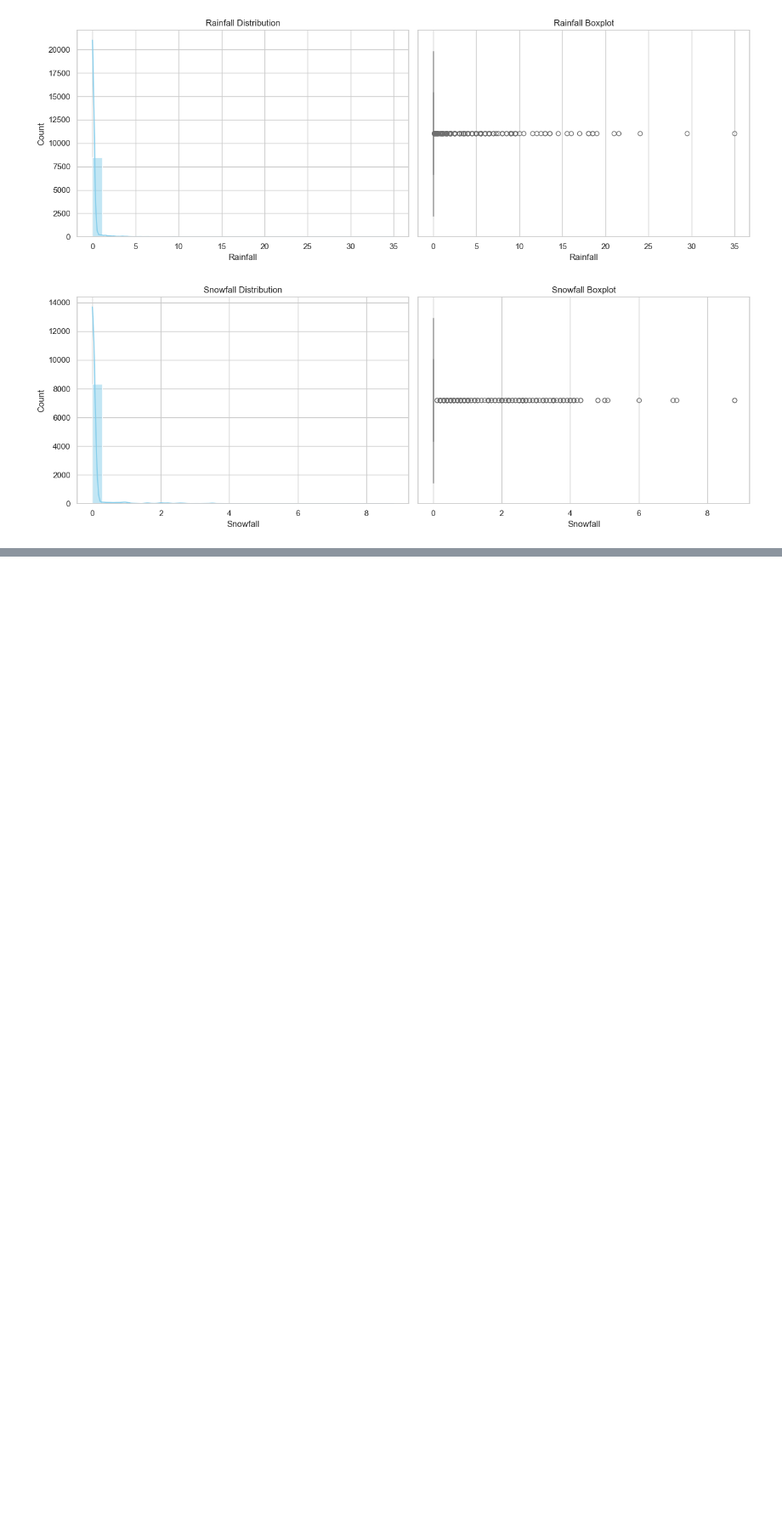
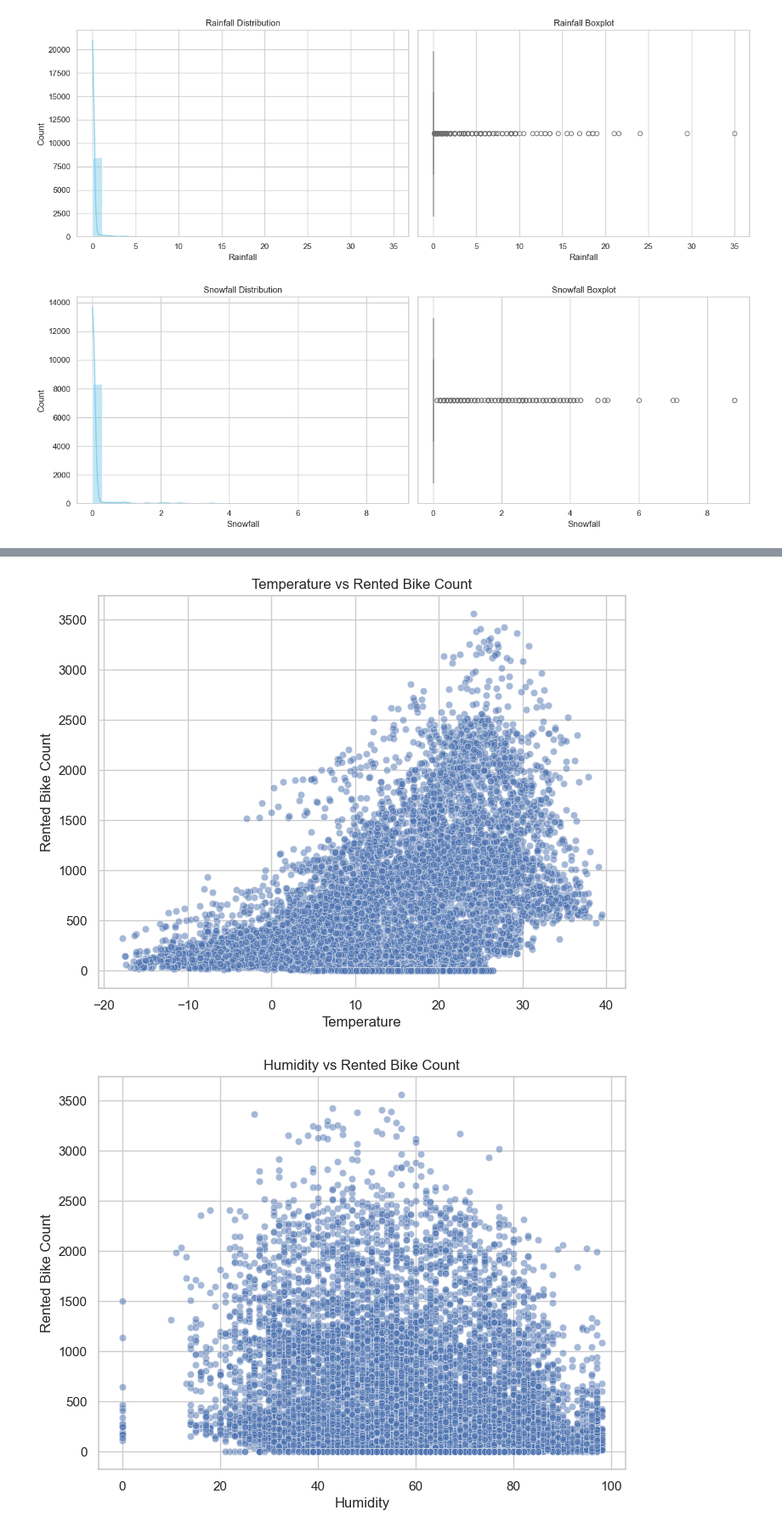
Before and after one commit to BarraHarrison/Seoul-Bike-Sharing, a Jupyter notebook: main.ipynb, the cells around one changed output, grey strips where cells are left out. Shown at 85% size. Drawn from its saved outputs; the diff is of its cells as text; code cells hidden in the pictures; blank space fills up the shorter version.

Commit message:
Bivariate analysis is looking at how different features in the dataset effect the amounted of rented bikes

```diff
--- a/main.ipynb
+++ b/main.ipynb
@@ -123,0 +127,52 @@ for feature in num_features:
+# %%
+# 1. Temperature vs Rented Bike Count
+plt.figure(figsize=(8,6))
+sns.scatterplot(data=df, x='Temperature', y='Rented Bike Count', alpha=0.5)
+plt.title('Temperature vs Rented Bike Count')
+plt.show()
+
+# 2. Humidity vs Rented Bike Count
+plt.figure(figsize=(8,6))
+sns.scatterplot(data=df, x='Humidity', y='Rented Bike Count', alpha=0.5)
+plt.title('Humidity vs Rented Bike Count')
+plt.show()
+
+# 3. Wind Speed vs Rented Bike Count
+plt.figure(figsize=(8,6))
+sns.scatterplot(data=df, x='Wind Speed', y='Rented Bike Count', alpha=0.5)
+plt.title('Wind Speed vs Rented Bike Count')
+plt.show()
+
+# 4. Solar Radiation vs Rented Bike Count
+plt.figure(figsize=(8,6))
+sns.scatterplot(data=df, x='Solar Radiation', y='Rented Bike Count', alpha=0.5)
+plt.title('Solar Radiation vs Rented Bike Count')
+plt.show()
+
+# 5. Rainfall vs Rented Bike Count
+plt.figure(figsize=(8,6))
+sns.boxplot(data=df, x='Rainfall', y='Rented Bike Count')
+plt.title('Rainfall vs Rented Bike Count')
+plt.show()
+
+# 6. Snowfall vs Rented Bike Count
+plt.figure(figsize=(8,6))
+sns.boxplot(data=df, x='Snowfall', y='Rented Bike Count')
+plt.title('Snowfall vs Rented Bike Count')
+plt.show()
+
+# 7. Day of Week vs Average Rented Bike Count
+plt.figure(figsize=(10,6))
+sns.barplot(data=df, x='Day of Week', y='Rented Bike Count', estimator='mean', order=[
+    'Monday', 'Tuesday', 'Wednesday', 'Thursday', 'Friday', 'Saturday', 'Sunday'])
+plt.title('Average Bike Rentals by Day of Week')
+plt.show()
+
+# 8. Month vs Average Rented Bike Count
+plt.figure(figsize=(10,6))
+sns.barplot(data=df, x='Month', y='Rented Bike Count', estimator='mean')
+plt.title('Average Bike Rentals by Month')
+plt.show()
+# %% [output]
+[figure, added]
+[figure, added]
```
Also changed, not shown: parts of 3 cells of this notebook.
